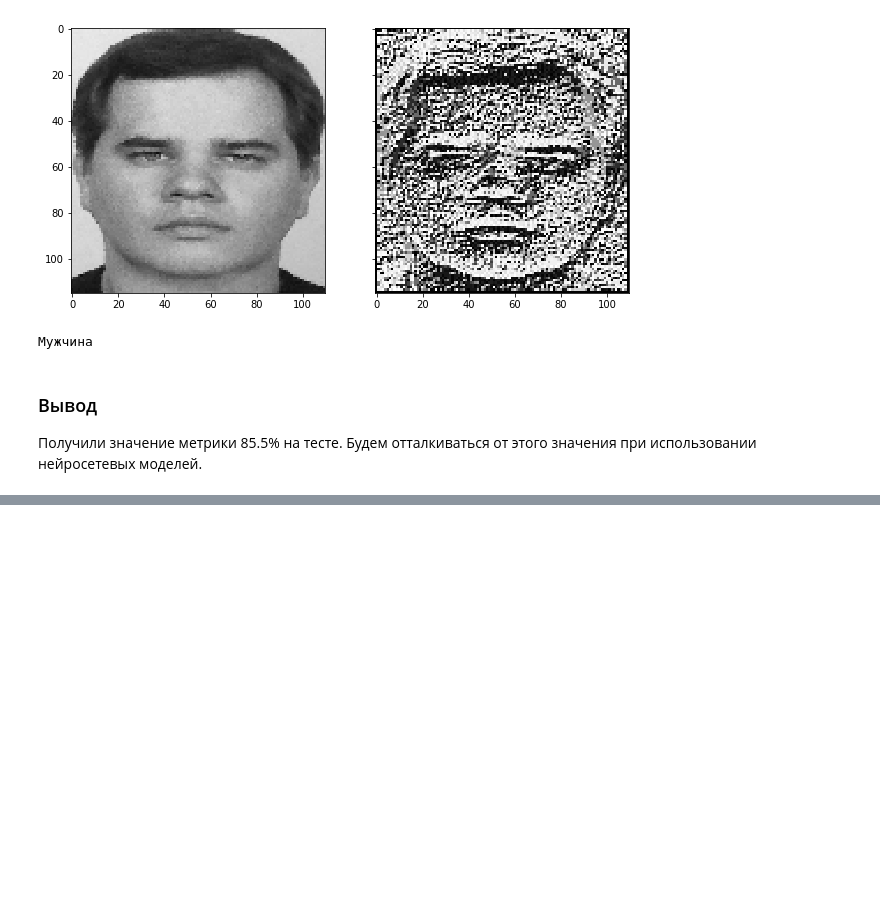
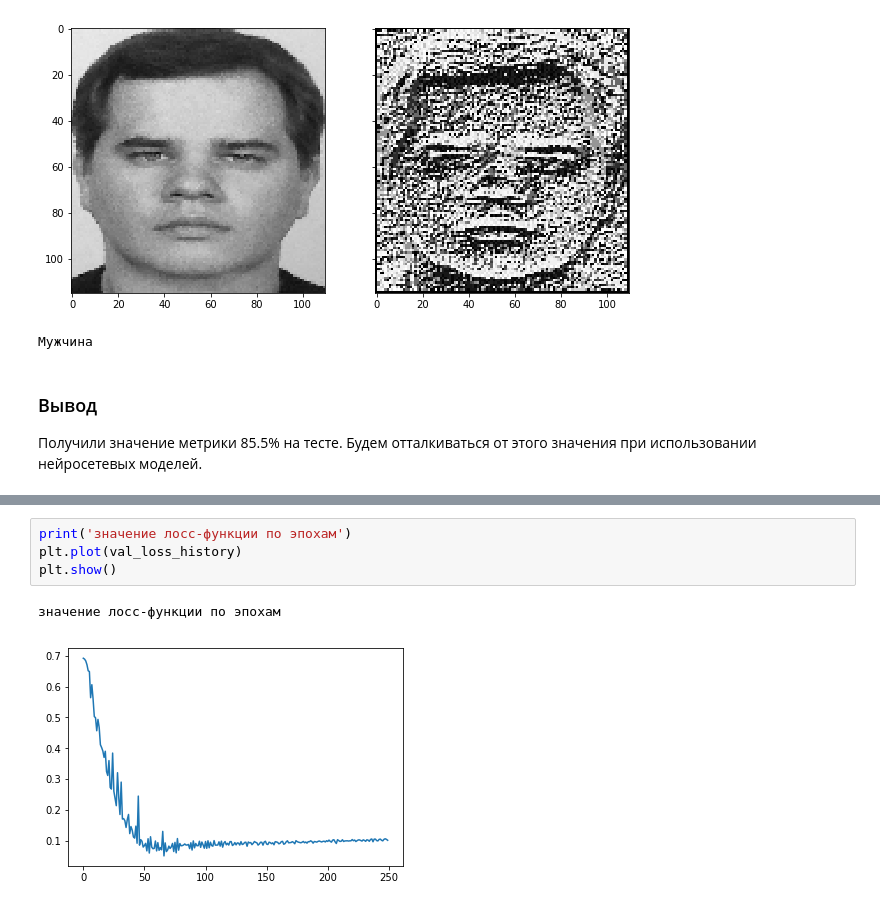
Before and after one commit to Timur-Sukharev/for_images, a Jupyter notebook: LBP_myLeNet_ResNet.ipynb, the cells around one changed output, grey strips where cells are left out. Drawn from its saved outputs; the diff is of its cells as text; blank space fills up the shorter version.

```diff
--- a/LBP_myLeNet_ResNet.ipynb
+++ b/LBP_myLeNet_ResNet.ipynb
@@ -425,0 +635,7 @@ else:
+# %%
+print('значение лосс-функции по эпохам')
+plt.plot(val_loss_history)
+plt.show()
+# %% [output]
+значение лосс-функции по эпохам
+[figure, added]
```
Also changed, not shown: parts of 24 cells of this notebook.
